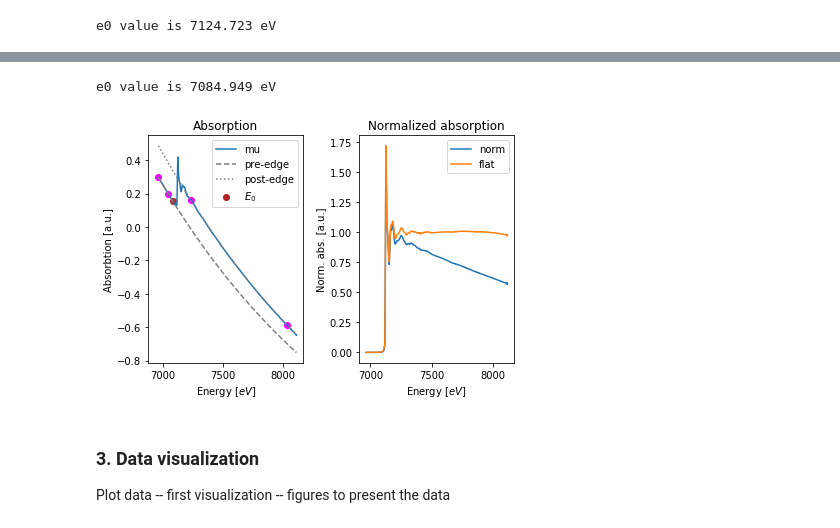
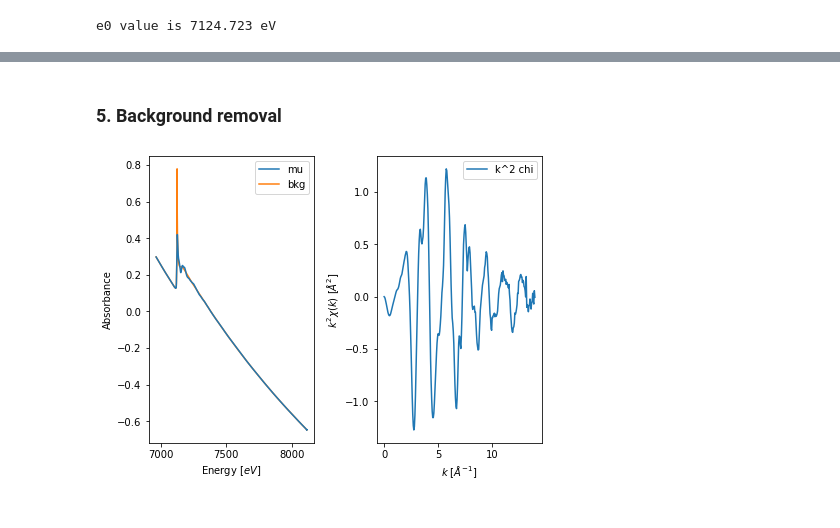
Before and after one commit to marcoalsina/araucaria, a Jupyter notebook: docs/source/tutorials/02.background_removal.ipynb, the cells around one changed output, grey strips where cells are left out. Cells and saved outputs as stored; diff of their text form; code cells hidden in the pictures.

```diff
--- a/docs/source/tutorials/02.background_removal.ipynb
+++ b/docs/source/tutorials/02.background_removal.ipynb
@@ -112,0 +140,8 @@ plt.show()
+# %%
+import matplotlib.pyplot as plt
+
+# figure size in inches
+fig_kws  = {'figsize' : (6.4, 4.8)}
+
+fig, ax  = fig_pre_edge(group, **fig_kws)
+plt.show()
@@ -113,47 +150,33 @@ plt.show()
+# %% [markdown]
+### 5. Background removal
 # %%
-import os
-import numpy as np
-import matplotlib.pyplot as plt
-
-from araucaria.xas import find_e0, pre_edge, autobk
-from araucaria.plot import fig_xas_template, fig_pre_edge
-
-
+from araucaria.xas import autobk
+from araucaria.plot import fig_xas_template
 
 # autobk parameters
-autokb_kws = {'rbkg'    = 1.0,
-               'k_range' = [0, 14],
-               'kweight' = 2,
-               'win'     = 'hanning',
-               'dk'      = 0.1,
-               'nfft'    = 2048,
-               'kstep'   = 0.05,
-               'k_std'   = None,
-               'chi_std' = None,
-               'nclamp'  = 2,
-               'clamp_lo'= 1,
-               'clamp_hi'= 1}
+autobk_kws = {'rbkg'    : 1.0,
+              'k_range' : [0, 14],
+              'kweight' : 2,
+              'win'     : 'hanning',
+              'dk'      : 0.1,
+              'nclamp'  : 2,
+              'clamp_lo': 1,
+              'clamp_hi': 1}
 
 # Background removal of XAS scans
-autbk_data = autobk(data, rbkg=rbkg, k_range=k_range, kweight=kweight, win=win, dk=dk,
-             nfft=nfft, kstep=kstep, k_std=k_std, chi_std=chi_std, nclamp=nclamp, clamp_lo=clamp_lo,
-             clamp_hi=clamp_hi, update=True)
+autbk_data = autobk(group, update=True, **autobk_kws)
 
 # Plot/Check background and EXAFS
-if False:
-    fig, ax = fig_xas_template(panels='xe')
-    line = ax[0].plot(data.energy, data.mu, label='mu')
-    line = ax[0].plot(data.energy, data.bkg, label='bkg', zorder=-1)
-    text = ax[0].set_ylabel('Absorbance')
-    leg  = ax[0].legend()
-    line = ax[1].plot(data.k, data.k**2 * data.chi, label='k^2 chi')
-    leg  = ax[1].legend()
-    fig.tight_layout()
-    plt.show(block=False)
+fig, ax = fig_xas_template(panels='xe', **fig_kws)
+ax[0].plot(group.energy, group.mu, label='mu')
+ax[0].plot(group.energy, group.bkg, label='bkg', zorder=-1)
+ax[0].set_ylabel('Absorbance')
+ax[0].legend()
+
+ax[1].plot(group.k, group.k**2 * group.chi, label='k^2 chi')
+ax[1].legend()
+
+fig.tight_layout()
+plt.show()
 # %% [output]
-e0 value is 7084.949 eV
-[figure, old version]
+[figure, new version]
-# %% [markdown]
-### 3. Data visualization
-
-Plot data -- first visualization -- figures to present the data
```
Also changed, not shown: parts of 20 cells of this notebook, 4 other files.
